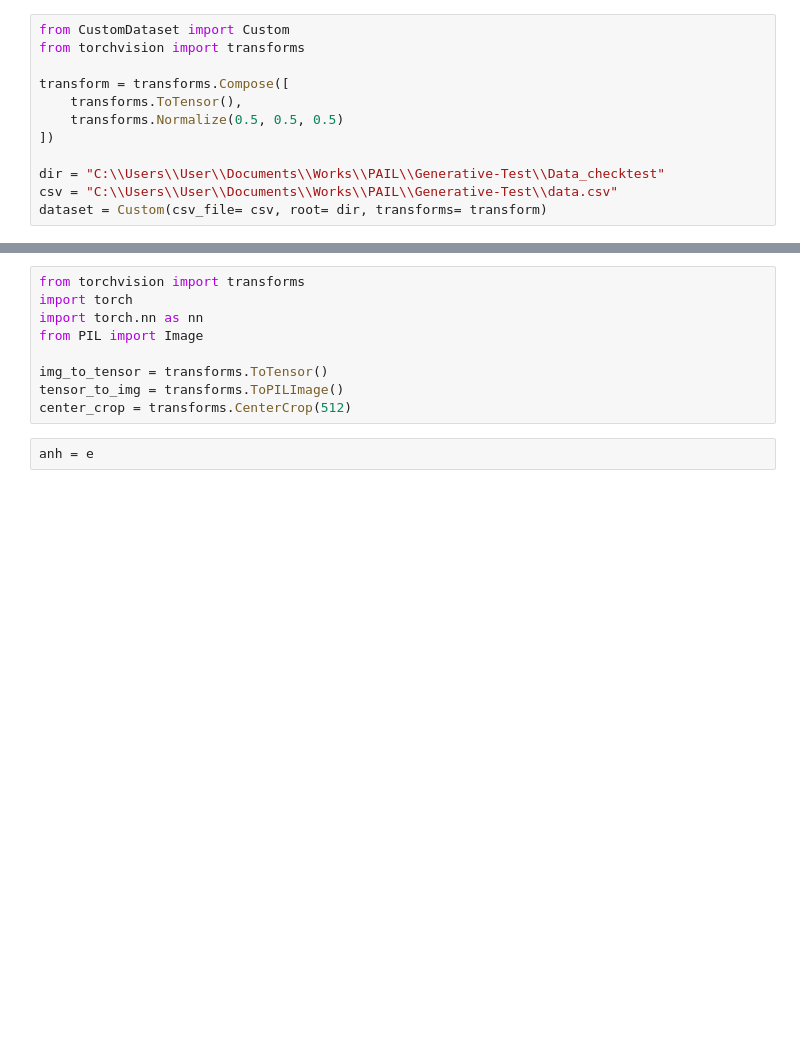
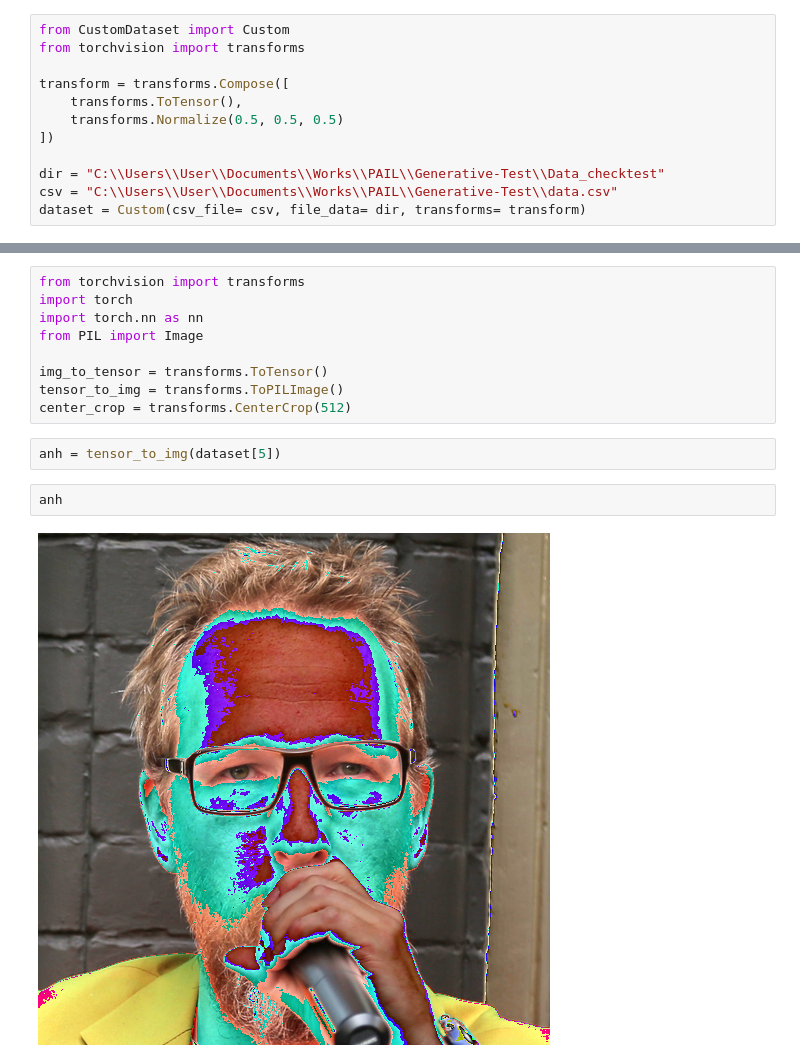
Before and after one commit to hiepdotrong/Generative-Test, a Jupyter notebook: Data_processing.ipynb, the cells around one changed output, grey strips where cells are left out. Drawn from its saved outputs; the diff is of its cells as text; blank space fills up the shorter version.

```diff
--- a/Data_processing.ipynb
+++ b/Data_processing.ipynb
@@ -26,7 +26,7 @@ transform = transforms.Compose([
 
 dir = "C:\\Users\\User\\Documents\\Works\\PAIL\\Generative-Test\\Data_checktest"
 csv = "C:\\Users\\User\\Documents\\Works\\PAIL\\Generative-Test\\data.csv"
-dataset = Custom(csv_file= csv, root= dir, transforms= transform)
+dataset = Custom(csv_file= csv, file_data= dir, transforms= transform)
 # %%
 import torch
 dataloader = torch.utils.data.DataLoader(dataset, batch_size=32, shuffle=True, pin_memory=True)
@@ -43,5 +63,9 @@ from PIL import Image
 img_to_tensor = transforms.ToTensor()
 tensor_to_img = transforms.ToPILImage()
 center_crop = transforms.CenterCrop(512)
+# %%
+anh = tensor_to_img(dataset[5])
 # %%
-anh = e
+anh
+# %% [output]
+[figure, added]
```
Also changed, not shown: parts of 3 cells of this notebook, 3 other files.
